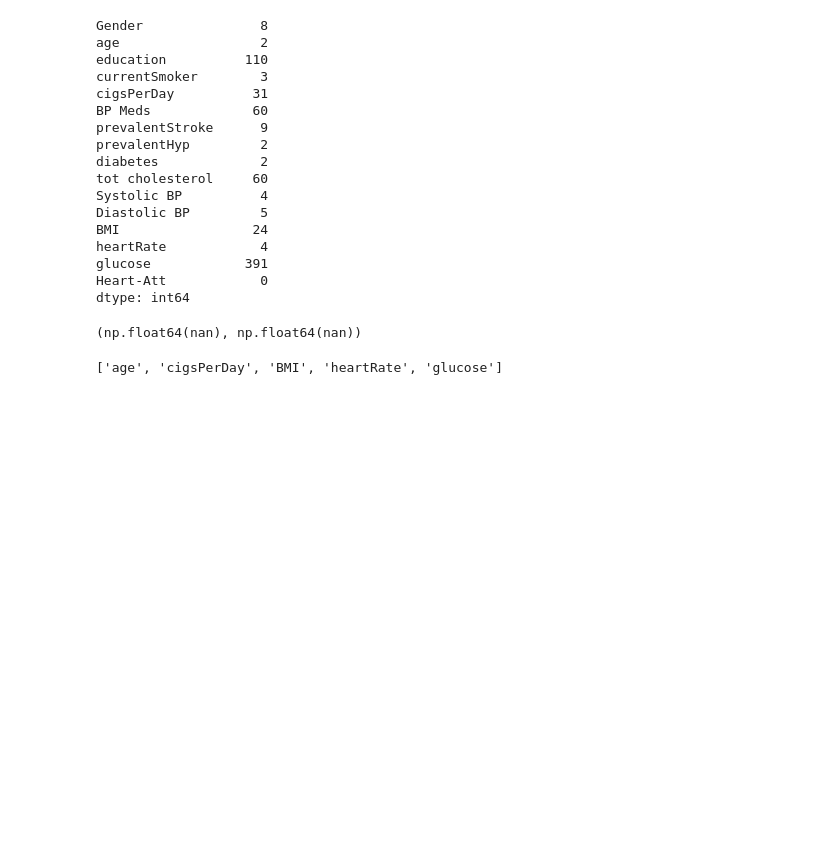
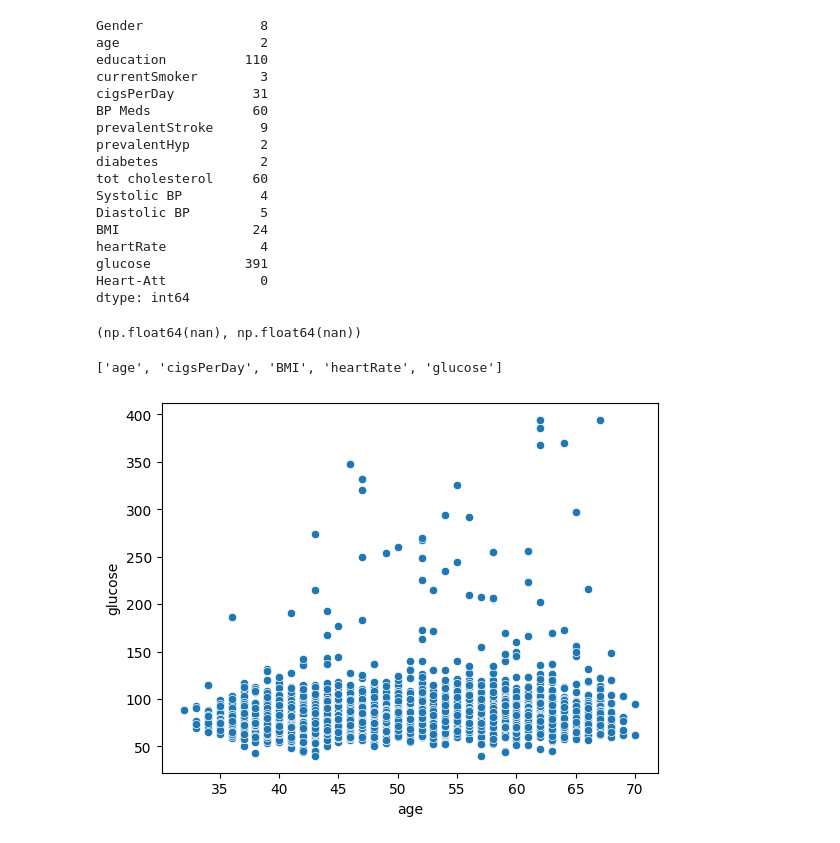
Before and after one commit to RaviSoni804426/AI-Code, a Jupyter notebook: PWIOI Class/heartpatiec.ipynb, the cells around one changed output. Drawn from its saved outputs; the diff is of its cells as text; code cells hidden in the pictures; blank space fills up the shorter version.

```diff
--- a/PWIOI Class/heartpatiec.ipynb
+++ b/PWIOI Class/heartpatiec.ipynb
@@ -308,3 +308,8 @@ remove_outliers(data['glucose'])
 Num
 # %% [output]
 ['age', 'cigsPerDay', 'BMI', 'heartRate', 'glucose']
+# %%
+##bivariate Analysis
+sns.scatterplot(data=data, x='age',y='glucose');
+# %% [output]
+[figure, added]
```
Also changed, not shown: parts of 2 cells of this notebook.
